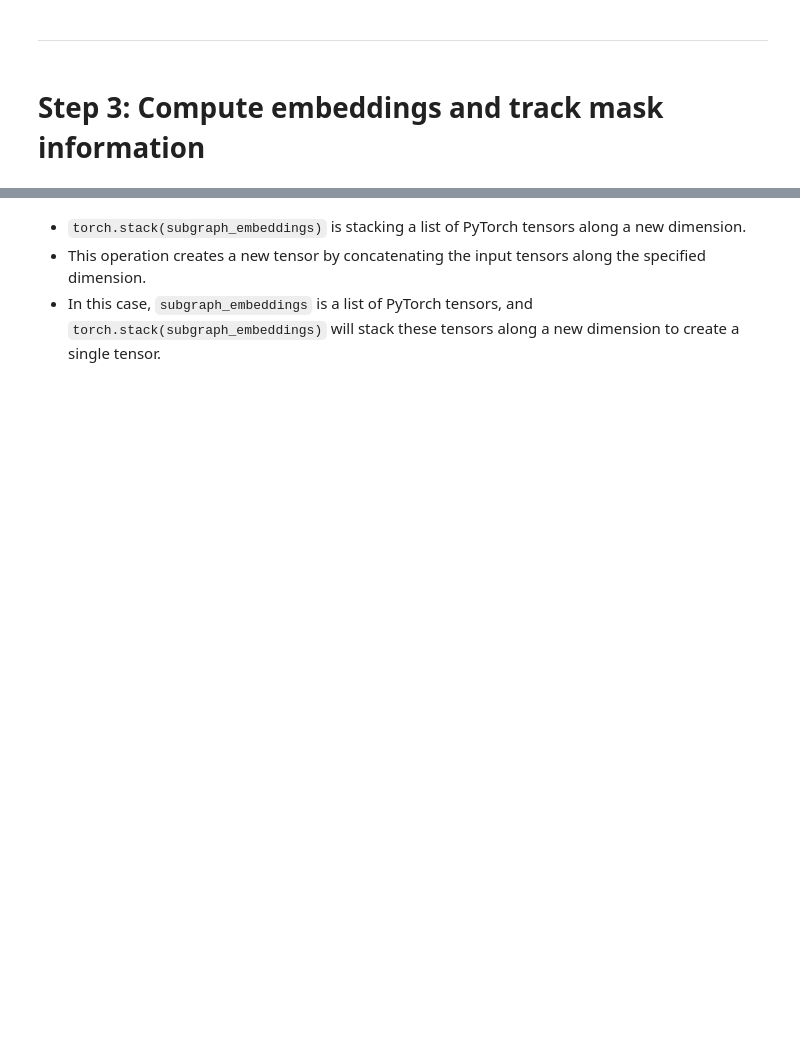
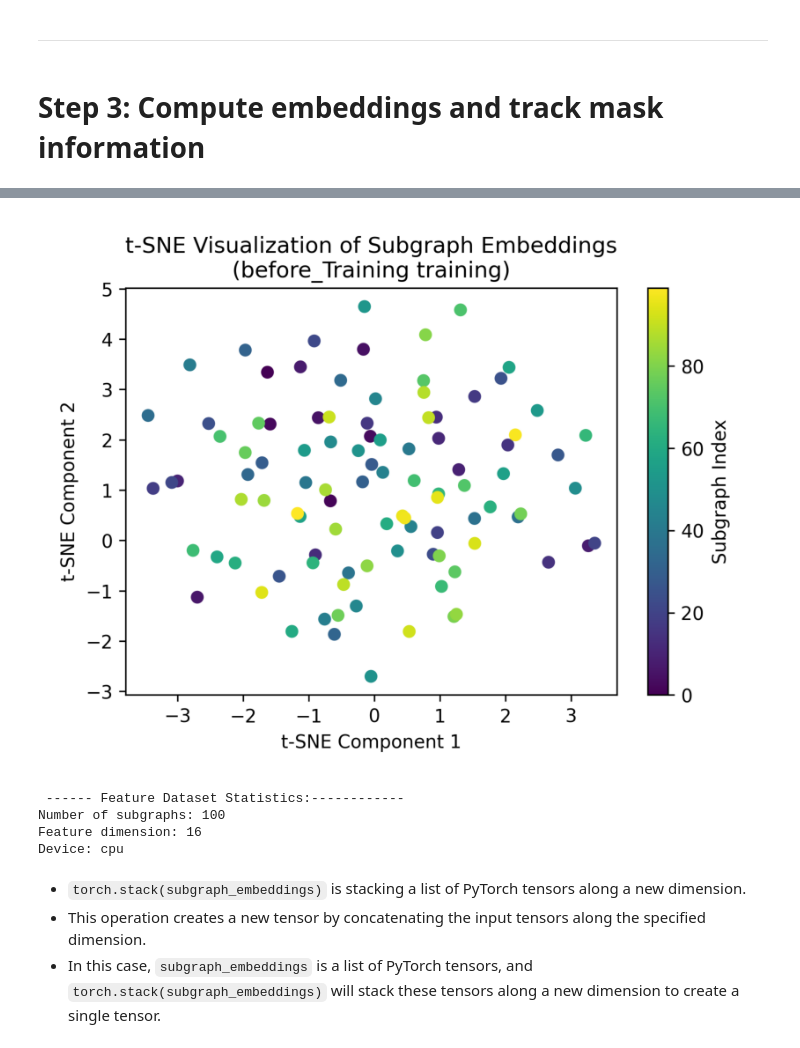
Before and after one commit to ranjanchoubey/SubgraphTransformer, a Jupyter notebook: notebook/data_analysis-1.ipynb, the cells around one changed output, grey strips where cells are left out. Cells and saved outputs as stored; diff of their text form; code cells hidden in the pictures; blank space fills up the shorter version.

```diff
--- a/notebook/data_analysis-1.ipynb
+++ b/notebook/data_analysis-1.ipynb
@@ -27 +35,12 @@ The autoreload extension is already loaded. To reload it, use:
+# %%
+with open('/ranjan/GT/src/configs/default_config.json') as f:
+    config = json.load(f)
+
+params = config['params']
+
+set_seed(params['seed'])
+
+DATASET_NAME = config['dataset']
+
+net_params = config['net_params']
 # %% [markdown]
@@ -49,0 +48,6 @@ tensor([ True,  True,  True,  ..., False, False, False])
+# %%
+DATASET_NAME = 'Cora'
+graph = LoadData(DATASET_NAME)
+
+# visualize_graph(graph)
+graph
@@ -66,0 +136,3 @@ None
+# %%
+
+subgraphs = partition_graph(graph, num_parts=config['data']['num_parts'])
@@ -136,0 +237,20 @@ Subgraph 9 - Node Labels Size: torch.Size([275])
+# %%
+visulaize_subgraph_embedding(subgraph_embeddings,phase='before_Training')
+
+img = plt.imread('/ranjan/GT/out/visualize/subgraph_embeddings_before_Training.png')
+plt.figure(figsize=(12, 8))
+plt.imshow(img)
+plt.axis('off')
+plt.show()
+# %% [output]
+[figure, added]
+# %%
+from src.utils.supergraph import create_feature_dataset
+
+combined_embedding = subgraph_embeddings + lpe_embeddings
+dataset = create_feature_dataset(combined_embedding)
+# %% [output]
+ ------ Feature Dataset Statistics:------------
+Number of subgraphs: 100
+Feature dimension: 16
+Device: cpu
```
Also changed, not shown: parts of 31 cells of this notebook, 12 other files.
